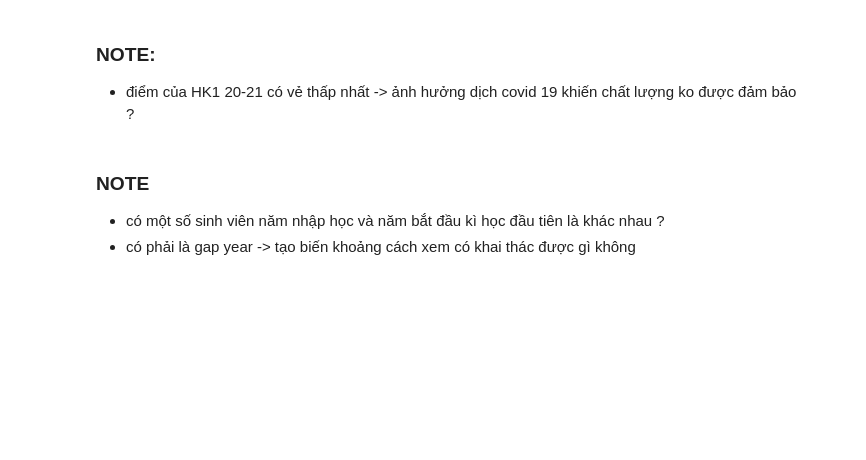
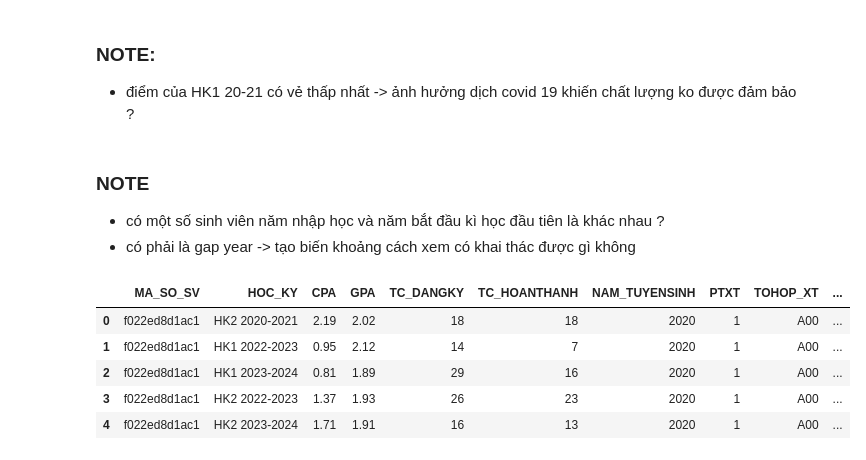
Before and after one commit to Vanh41/Learning-Progress-Prediction, a Jupyter notebook: notebooks/experimental/cuctac_eda.ipynb, the cells around one changed output. Saved outputs shown, nothing was run; the diff lists cells and outputs as text; code cells hidden in the pictures; blank space fills up the shorter version.

```diff
--- a/notebooks/experimental/cuctac_eda.ipynb
+++ b/notebooks/experimental/cuctac_eda.ipynb
@@ -483,4 +479,13 @@ fig2.show()
 ### NOTE
 - có một số sinh viên năm nhập học và năm bắt đầu kì học đầu tiên là khác nhau ?
 - có phải là gap year -> tạo biến khoảng cách xem có khai thác được gì không
+# %%
+df.head()
+# %% [output]
+|  | MA_SO_SV | HOC_KY | CPA | GPA | TC_DANGKY | TC_HOANTHANH | NAM_TUYENSINH | PTXT | TOHOP_XT | ... |
+| 0 | f022ed8d1ac1 | HK2 2020-2021 | 2.19 | 2.02 | 18 | 18 | 2020 | 1 | A00 | ... |
+| 1 | f022ed8d1ac1 | HK1 2022-2023 | 0.95 | 2.12 | 14 | 7 | 2020 | 1 | A00 | ... |
+| 2 | f022ed8d1ac1 | HK1 2023-2024 | 0.81 | 1.89 | 29 | 16 | 2020 | 1 | A00 | ... |
+| 3 | f022ed8d1ac1 | HK2 2022-2023 | 1.37 | 1.93 | 26 | 23 | 2020 | 1 | A00 | ... |
+| 4 | f022ed8d1ac1 | HK2 2023-2024 | 1.71 | 1.91 | 16 | 13 | 2020 | 1 | A00 | ... |
 # %%
```
Also changed, not shown: parts of 10 cells of this notebook.
